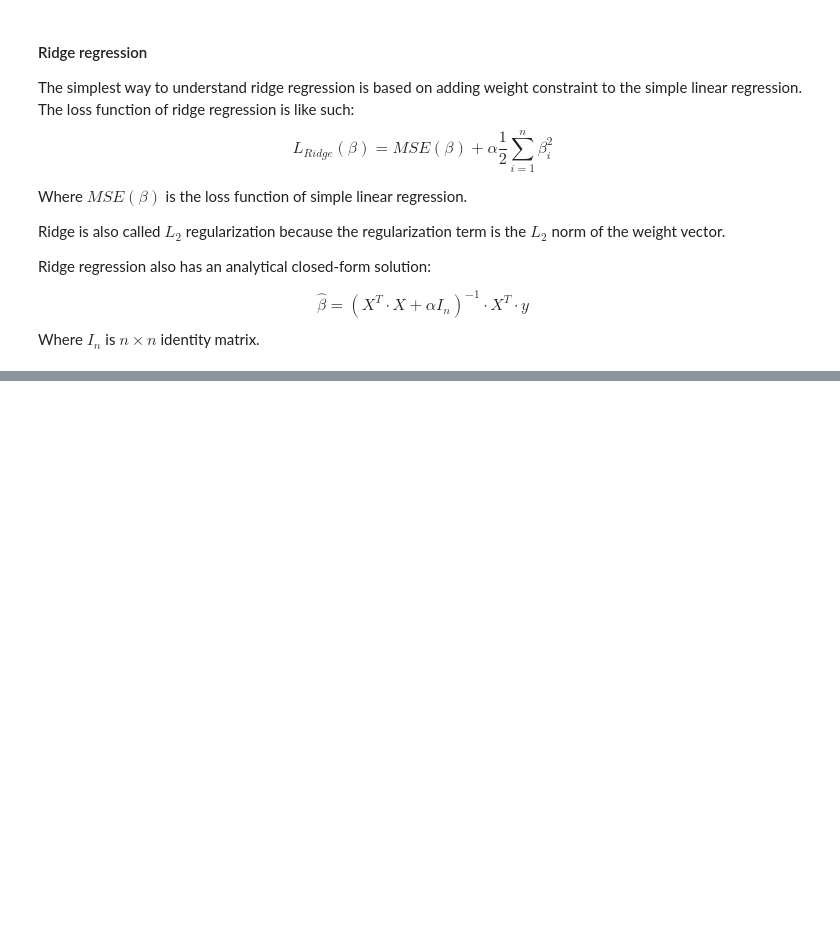
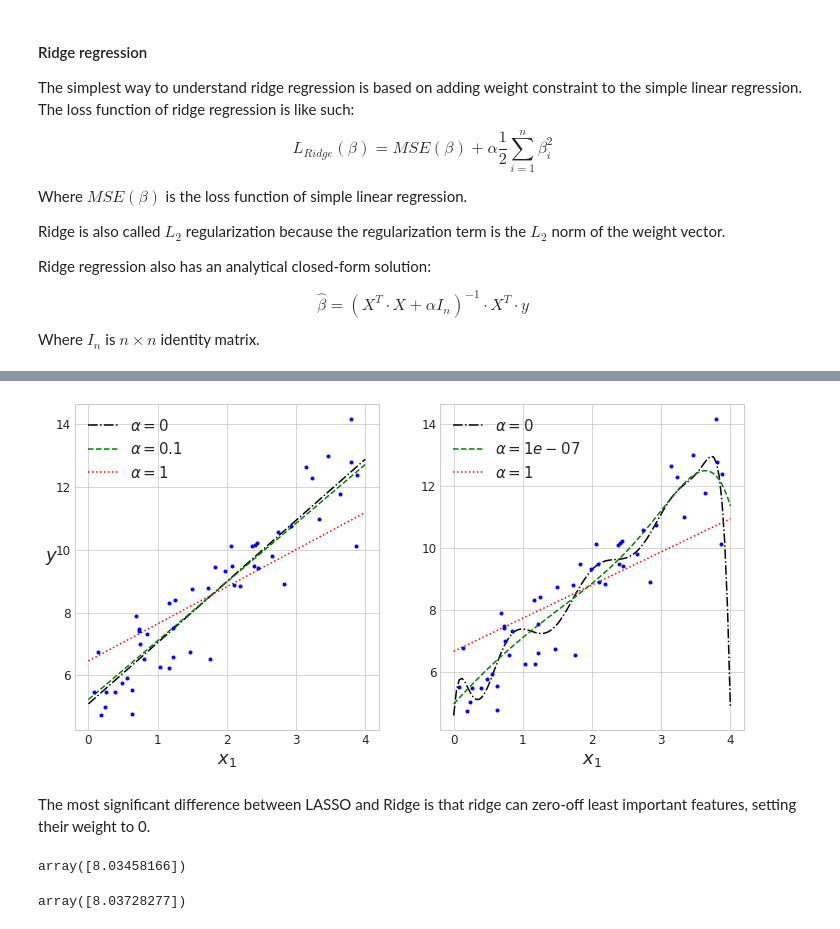
Before and after one commit to wrk1231/DataAnalysis-ML, a Jupyter notebook: Linear Model.ipynb, the cells around one changed output, grey strips where cells are left out. Saved outputs shown, nothing was run; the diff lists cells and outputs as text; code cells hidden in the pictures; blank space fills up the shorter version.

```diff
--- a/Linear Model.ipynb
+++ b/Linear Model.ipynb
@@ -425,0 +500,27 @@ Where $I_{n}$ is $n \times n$ identity matrix.
+# %%
+from sklearn.linear_model import Lasso
+
+plt.figure(figsize=(12,6))
+plt.subplot(121)
+plot_model(Lasso, polynomial=False, alphas=(0, 0.1, 1))
+plt.ylabel("$y$", rotation=0, fontsize=18)
+plt.subplot(122)
+plot_model(Lasso, polynomial=True, alphas=(0, 10**-7, 1))
+plt.show()
+# %% [output]
+[figure, added]
+# %% [markdown]
+The most significant difference between LASSO and Ridge is that ridge can zero-off least important features, setting their weight to 0.
+# %%
+from sklearn.linear_model import Lasso
+lasso_reg = Lasso(alpha=0.1)
+lasso_reg.fit(X, y)
+lasso_reg.predict([[1.5]])
+# %% [output]
+array([8.03458166])
+# %%
+sgd_reg = SGDRegressor(max_iter=1000, tol=-np.infty, penalty="l1", l1_ratio=1, alpha=0.1,  random_state=42)
+sgd_reg.fit(X, y.ravel())
+sgd_reg.predict([[1.5]])
+# %% [output]
+array([8.03728277])
```
Also changed, not shown: parts of 11 cells of this notebook.
